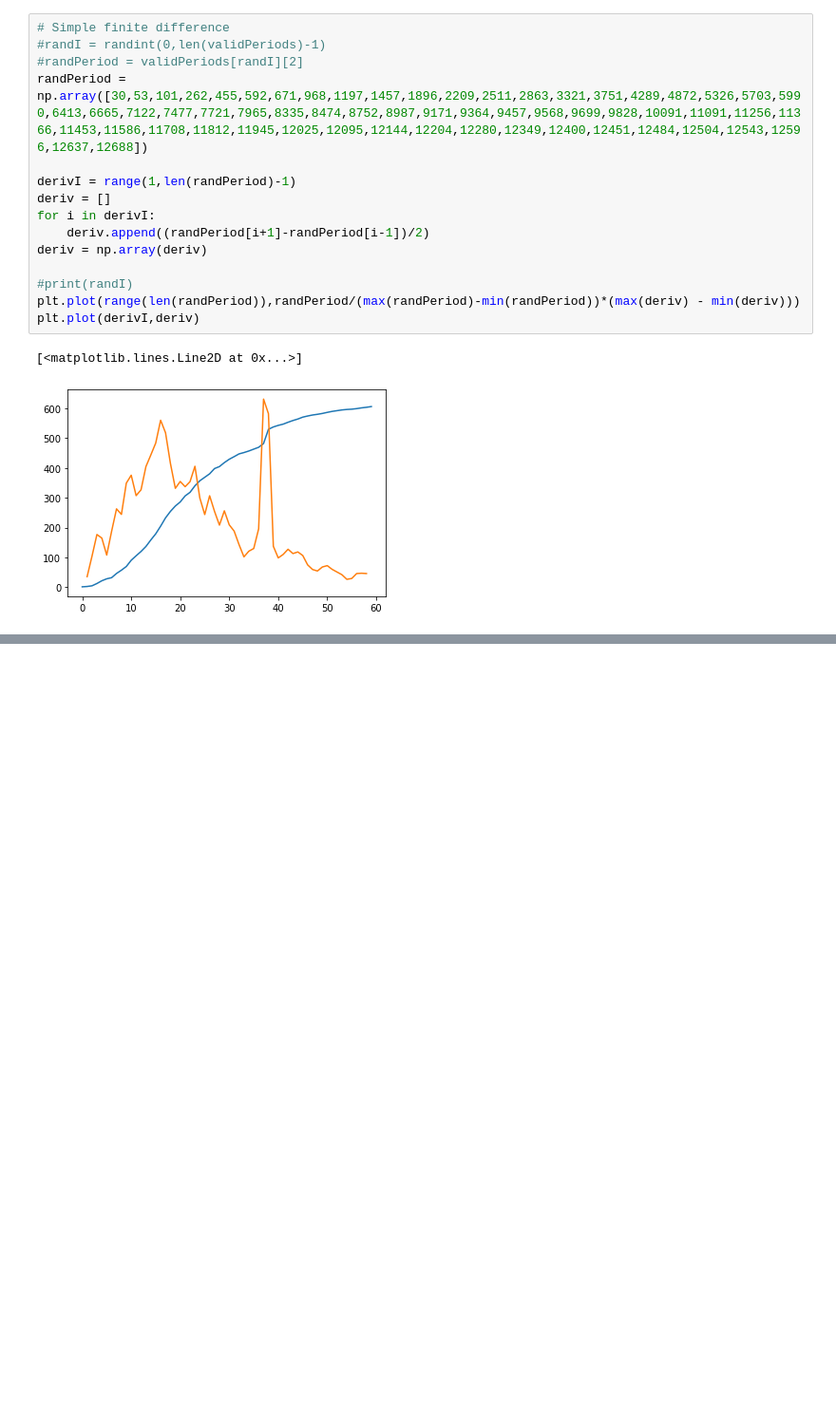
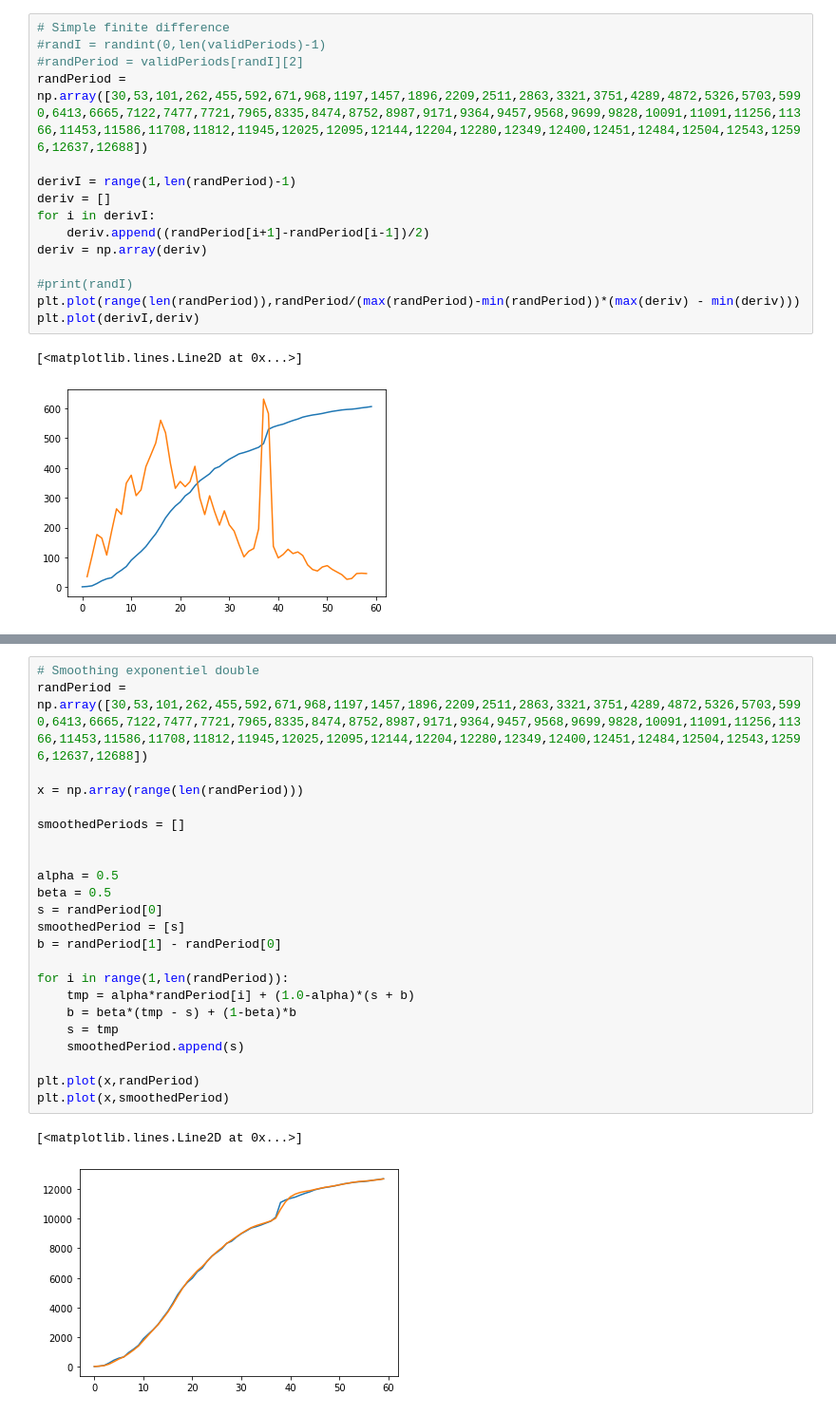
Before and after one commit to williamGlazer/ProjectX, a Jupyter notebook: notebooks/prelim/Covid19USA_analysis-smoothing.ipynb, the cells around one changed output, grey strips where cells are left out. Shown at 95% size. Drawn from its saved outputs; the diff is of its cells as text; blank space fills up the shorter version.

```diff
--- a/notebooks/prelim/Covid19USA_analysis-smoothing.ipynb
+++ b/notebooks/prelim/Covid19USA_analysis-smoothing.ipynb
@@ -185,0 +218,26 @@ list(range(N-1,1,-1))
+# %%
+# Smoothing exponentiel double
+randPeriod = np.array([30,53,101,262,455,592,671,968,1197,1457,1896,2209,2511,2863,3321,3751,4289,4872,5326,5703,5990,6413,6665,7122,7477,7721,7965,8335,8474,8752,8987,9171,9364,9457,9568,9699,9828,10091,11091,11256,11366,11453,11586,11708,11812,11945,12025,12095,12144,12204,12280,12349,12400,12451,12484,12504,12543,12596,12637,12688])
+
+x = np.array(range(len(randPeriod)))
+
+smoothedPeriods = []
+
+
+alpha = 0.5
+beta = 0.5
+s = randPeriod[0]
+smoothedPeriod = [s]
+b = randPeriod[1] - randPeriod[0]
+
+for i in range(1,len(randPeriod)):
+    tmp = alpha*randPeriod[i] + (1.0-alpha)*(s + b)
+    b = beta*(tmp - s) + (1-beta)*b
+    s = tmp
+    smoothedPeriod.append(s)
+
+plt.plot(x,randPeriod)
+plt.plot(x,smoothedPeriod)
+# %% [output]
+[<matplotlib.lines.Line2D at 0x...>]
+[figure, added]
```
Also changed, not shown: parts of 6 cells of this notebook.
